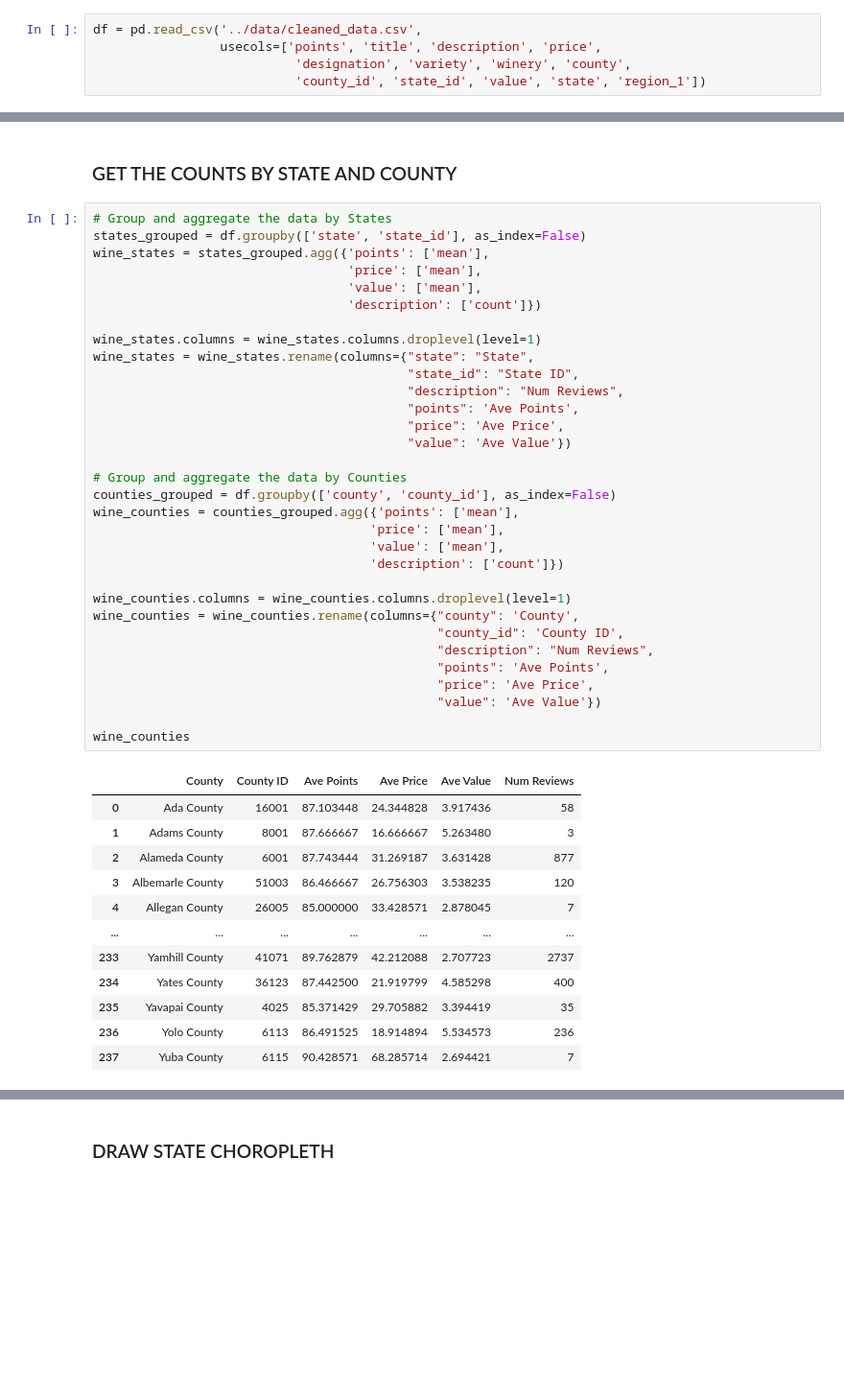
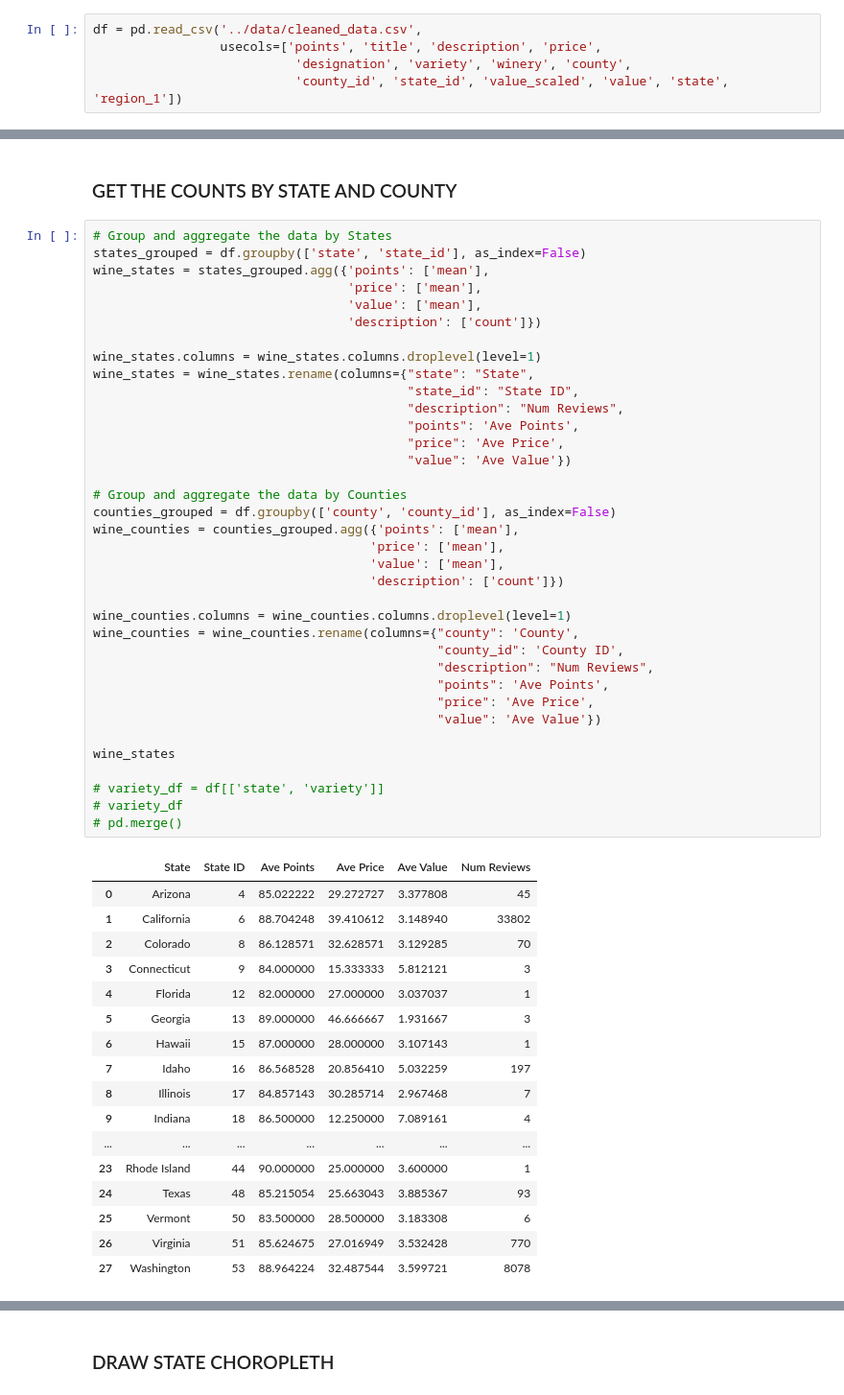
Before and after one commit to UBC-MDS/DSCI532_Group204_Vino, a Jupyter notebook: src/choropleth_plots.ipynb, the cells around one changed output, grey strips where cells are left out. Shown: that part at 96% size. Saved outputs shown, nothing was run; the diff lists cells and outputs as text; blank space fills up the shorter version.

```diff
--- a/src/charts.ipynb
+++ b/src/choropleth_plots.ipynb
@@ -13,7 +13,7 @@ DataTransformerRegistry.enable('json')
 df = pd.read_csv('../data/cleaned_data.csv',
                  usecols=['points', 'title', 'description', 'price',
                            'designation', 'variety', 'winery', 'county',
-                           'county_id', 'state_id', 'value', 'state', 'region_1'])
+                           'county_id', 'state_id', 'value_scaled', 'value', 'state', 'region_1'])
 # %%
 df.head()
 # %% [output]
@@ -79,43 +79,52 @@ county_counts
 states_grouped = df.groupby(['state', 'state_id'], as_index=False)
 wine_states = states_grouped.agg({'points': ['mean'],
                                   'price': ['mean'],
                                   'value': ['mean'],
                                   'description': ['count']})
 
 wine_states.columns = wine_states.columns.droplevel(level=1)
 wine_states = wine_states.rename(columns={"state": "State",
                                           "state_id": "State ID",
                                           "description": "Num Reviews",
                                           "points": 'Ave Points',
                                           "price": 'Ave Price',
                                           "value": 'Ave Value'})
 
 # Group and aggregate the data by Counties
 counties_grouped = df.groupby(['county', 'county_id'], as_index=False)
 wine_counties = counties_grouped.agg({'points': ['mean'],
                                      'price': ['mean'],
                                      'value': ['mean'],
                                      'description': ['count']})
 
 wine_counties.columns = wine_counties.columns.droplevel(level=1)
 wine_counties = wine_counties.rename(columns={"county": 'County',
                                               "county_id": 'County ID',
                                               "description": "Num Reviews",
                                               "points": 'Ave Points',
                                               "price": 'Ave Price',
                                               "value": 'Ave Value'})
 
-wine_counties
+wine_states
+
+# variety_df = df[['state', 'variety']]
+# variety_df
+# pd.merge()
 # %% [output]
-|  | County | County ID | Ave Points | Ave Price | Ave Value | Num Reviews |
-| 0 | Ada County | 16001 | 87.103448 | 24.344828 | 3.917436 | 58 |
-| 1 | Adams County | 8001 | 87.666667 | 16.666667 | 5.263480 | 3 |
-| 2 | Alameda County | 6001 | 87.743444 | 31.269187 | 3.631428 | 877 |
-| 3 | Albemarle County | 51003 | 86.466667 | 26.756303 | 3.538235 | 120 |
-| 4 | Allegan County | 26005 | 85.000000 | 33.428571 | 2.878045 | 7 |
+|  | State | State ID | Ave Points | Ave Price | Ave Value | Num Reviews |
+| 0 | Arizona | 4 | 85.022222 | 29.272727 | 3.377808 | 45 |
+| 1 | California | 6 | 88.704248 | 39.410612 | 3.148940 | 33802 |
+| 2 | Colorado | 8 | 86.128571 | 32.628571 | 3.129285 | 70 |
+| 3 | Connecticut | 9 | 84.000000 | 15.333333 | 5.812121 | 3 |
+| 4 | Florida | 12 | 82.000000 | 27.000000 | 3.037037 | 1 |
+| 5 | Georgia | 13 | 89.000000 | 46.666667 | 1.931667 | 3 |
+| 6 | Hawaii | 15 | 87.000000 | 28.000000 | 3.107143 | 1 |
+| 7 | Idaho | 16 | 86.568528 | 20.856410 | 5.032259 | 197 |
+| 8 | Illinois | 17 | 84.857143 | 30.285714 | 2.967468 | 7 |
+| 9 | Indiana | 18 | 86.500000 | 12.250000 | 7.089161 | 4 |
 | ... | ... | ... | ... | ... | ... | ... |
-| 233 | Yamhill County | 41071 | 89.762879 | 42.212088 | 2.707723 | 2737 |
-| 234 | Yates County | 36123 | 87.442500 | 21.919799 | 4.585298 | 400 |
-| 235 | Yavapai County | 4025 | 85.371429 | 29.705882 | 3.394419 | 35 |
-| 236 | Yolo County | 6113 | 86.491525 | 18.914894 | 5.534573 | 236 |
-| 237 | Yuba County | 6115 | 90.428571 | 68.285714 | 2.694421 | 7 |
+| 23 | Rhode Island | 44 | 90.000000 | 25.000000 | 3.600000 | 1 |
+| 24 | Texas | 48 | 85.215054 | 25.663043 | 3.885367 | 93 |
+| 25 | Vermont | 50 | 83.500000 | 28.500000 | 3.183308 | 6 |
+| 26 | Virginia | 51 | 85.624675 | 27.016949 | 3.532428 | 770 |
+| 27 | Washington | 53 | 88.964224 | 32.487544 | 3.599721 | 8078 |
```
Also changed, not shown: parts of 10 cells of this notebook, 9 other files.
